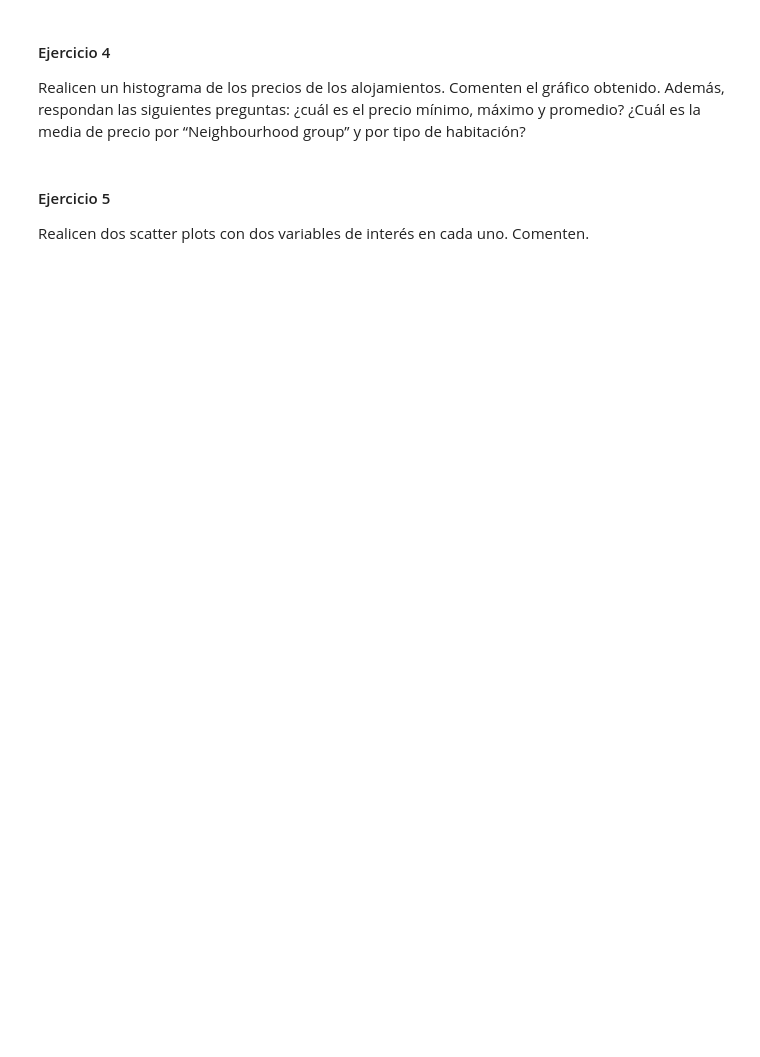
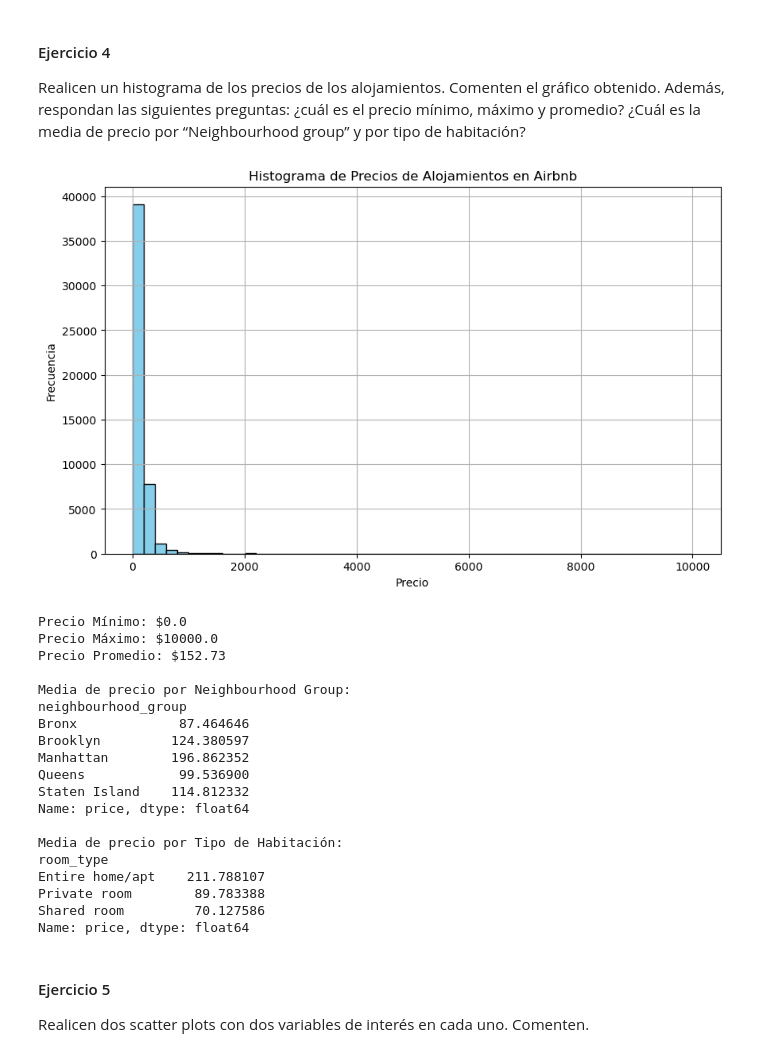
Before and after one commit to miligarofalo/CC408-T2-1, a Jupyter notebook: TP2/TP2.ipynb, the cells around one changed output. Drawn from its saved outputs; the diff is of its cells as text; code cells hidden in the pictures; blank space fills up the shorter version.

```diff
--- a/TP2/TP2.ipynb
+++ b/TP2/TP2.ipynb
@@ -151,3 +203,57 @@ Realicen un histograma de los precios de los alojamientos. Comenten el gráfico
+# %%
+# Resolver acá
+
+# Histograma de precios de los alojamientos
+plt.figure(figsize=(10, 6))
+plt.hist(df_airbnb['price'], bins=50, color='skyblue', edgecolor='black')
+plt.title('Histograma de Precios de Alojamientos en Airbnb')
+plt.xlabel('Precio')
+plt.ylabel('Frecuencia')
+plt.grid(True)
+plt.show()
+
+# Precio minimo, maximo y promedio
+precio_min = df_airbnb['price'].min()
+precio_max = df_airbnb['price'].max()
+precio_prom = df_airbnb['price'].mean()
+
+print(f"Precio Mínimo: ${precio_min}")
+print(f"Precio Máximo: ${precio_max}")
+print(f"Precio Promedio: ${precio_prom:.2f}")
+
+# Media precio por "Neighbourhood group"
+media_precio_neighbourhood = df_airbnb.groupby('neighbourhood_group')['price'].mean()
+
+# Media precio por tipo de habitación
+media_precio_room_type = df_airbnb.groupby('room_type')['price'].mean()
+
+# Mostrar resultados
+print("\nMedia de precio por Neighbourhood Group:")
+print(media_precio_neighbourhood)
+
+print("\nMedia de precio por Tipo de Habitación:")
+print(media_precio_room_type)
+# %% [output]
+[figure, added]
+Precio Mínimo: $0.0
+Precio Máximo: $10000.0
+Precio Promedio: $152.73
+
+Media de precio por Neighbourhood Group:
+neighbourhood_group
+Bronx             87.464646
+Brooklyn         124.380597
+Manhattan        196.862352
+Queens            99.536900
+Staten Island    114.812332
+Name: price, dtype: float64
+
+Media de precio por Tipo de Habitación:
+room_type
+Entire home/apt    211.788107
+Private room        89.783388
+Shared room         70.127586
+Name: price, dtype: float64
 # %% [markdown]
 #### Ejercicio 5
 Realicen dos scatter plots con dos variables de interés en cada uno. Comenten.
```
Also changed, not shown: parts of 8 cells of this notebook.
